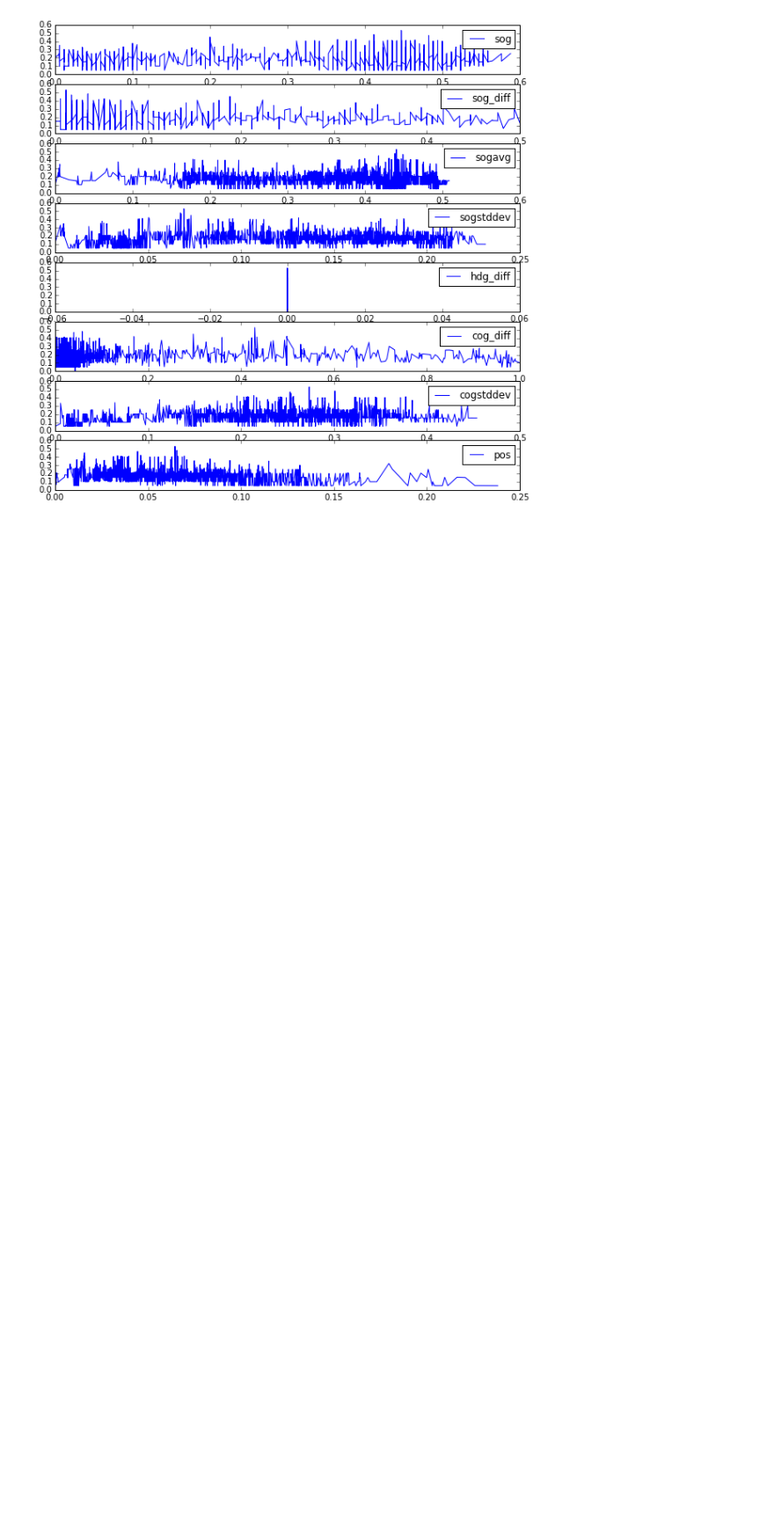
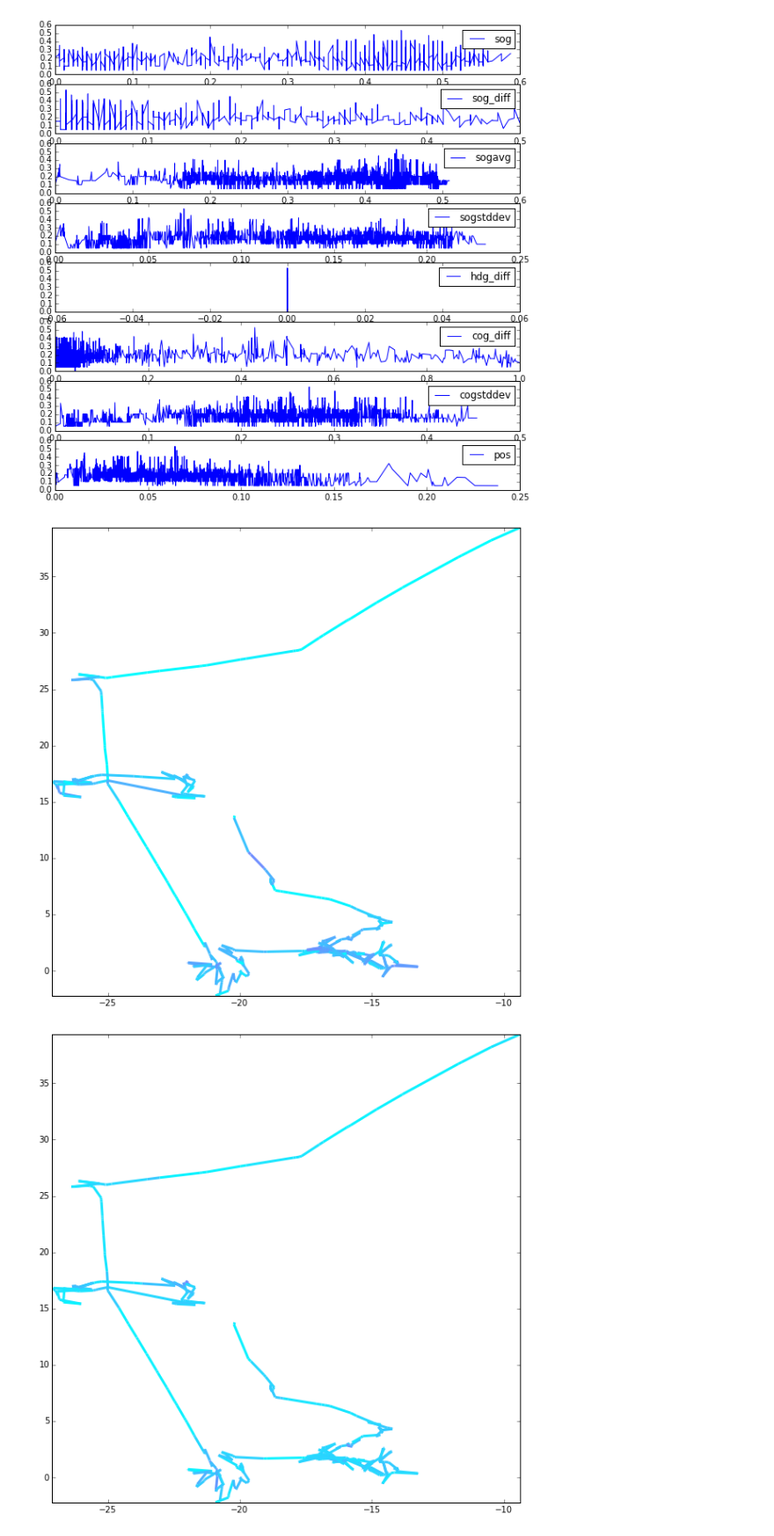
Before and after one commit to GlobalFishingWatch/pelagos-data, a Jupyter notebook: Graph measures.ipynb, the cells around one changed output. Shown at 88% size. Saved outputs shown, nothing was run; the diff lists cells and outputs as text; code cells hidden in the pictures; blank space fills up the shorter version.

```diff
--- a/Graph measures.ipynb
+++ b/Graph measures.ipynb
@@ -52,6 +52,12 @@ drawByScore(data)
 drawByMeasure(data)
 # %% [output]
 [figure]
+# %%
+drawLatLon(data, 'cogstddev', cmap=matplotlib.pyplot.get_cmap('cool'))
+drawLatLon(data, 'score', cmap=matplotlib.pyplot.get_cmap('cool'))
+# %% [output]
+[figure, added]
+[figure, added]
 # %%
 data = loadmeasures.load("measured-hour.csv")
 # %%
```
Also changed, not shown: parts of 3 cells of this notebook, 6 other files.
